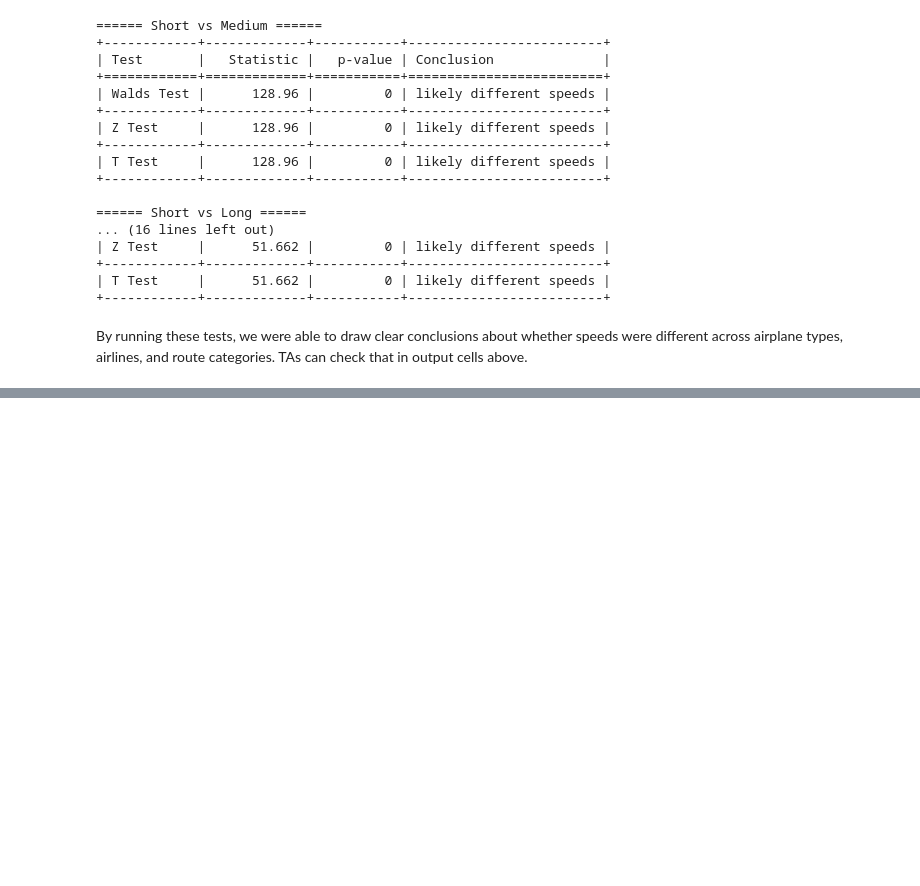
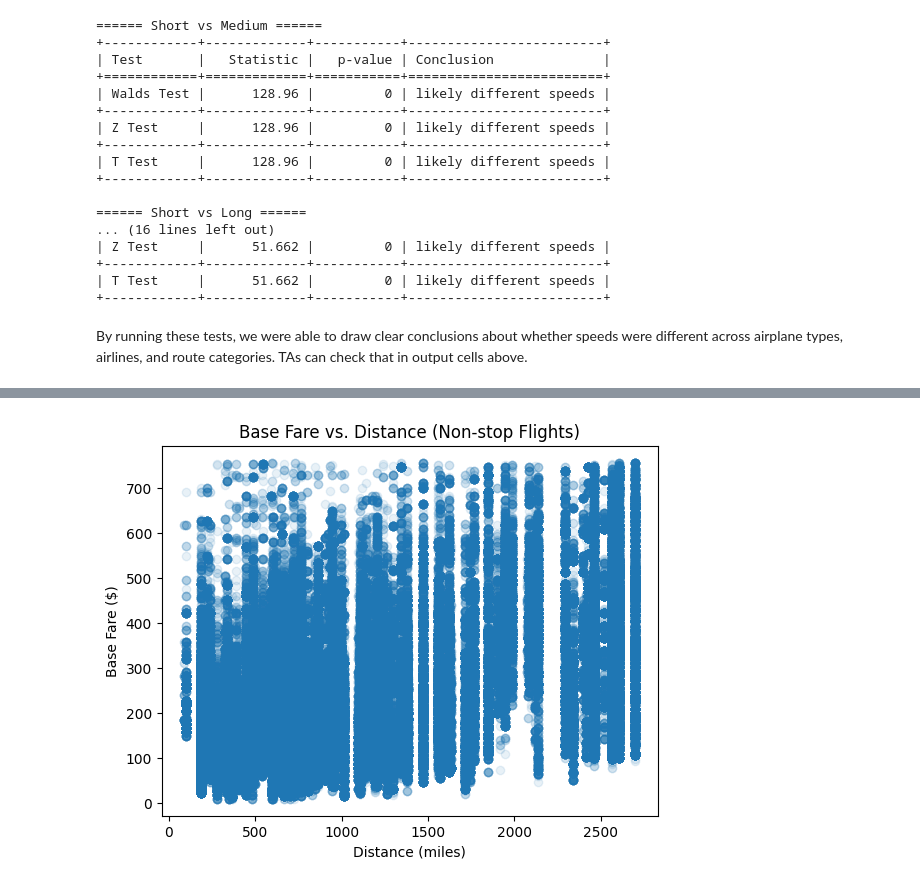
Before and after one commit to harshil-sanghvi/cse544-project, a Jupyter notebook: final_project.ipynb, the cells around one changed output, grey strips where cells are left out. Drawn from its saved outputs; the diff is of its cells as text; code cells hidden in the pictures; blank space fills up the shorter version.

Commit message:
added part b)

```diff
--- a/final_project.ipynb
+++ b/final_project.ipynb
@@ -402,0 +415,23 @@ By running these tests, we were able to draw clear conclusions about whether spe
+# %%
+# Using Tukey's rule for outlier detection.
+
+Q1 = df['baseFare'].quantile(0.25)
+Q3 = df['baseFare'].quantile(0.75)
+IQR = Q3 - Q1
+
+print(f"IQR: {IQR}")
+
+lower_bound = Q1 - 1.5 * IQR
+upper_bound = Q3 + 1.5 * IQR
+
+outliers = df[(df['baseFare'] < lower_bound) | (df['baseFare'] > upper_bound)]
+
+print(f"Lower bound: {lower_bound}")
+print(f"Upper bound: {upper_bound}")
+print(f"Number of outliers: {len(outliers)}")
+print(f"Outliers percentage: {len(outliers)/len(df)*100}")
+
+# (removing outliers as they will introduce skew in the data. For part ii) it would be
+# better to remove this skew to get true relationship between fare and distance)
+
+df_wo_outliers = df[(df['baseFare'] >= lower_bound) & (df['baseFare'] <= upper_bound)]
@@ -402,0 +446,7 @@ By running these tests, we were able to draw clear conclusions about whether spe
+# %%
+# Using df after removing outliers and only non-stop flights.
+nonstop_df = df_wo_outliers[df_wo_outliers['isNonStop']]
+# %%
+# Converting data to numberic form and removing nan values.
+nonstop_df['segmentsDistance'] = pd.to_numeric(nonstop_df['segmentsDistance'], errors='coerce')
+nonstop_df.dropna(subset=['segmentsDistance', 'baseFare'], inplace=True)
@@ -402,0 +463,8 @@ By running these tests, we were able to draw clear conclusions about whether spe
+# %%
+plt.scatter(nonstop_df['segmentsDistance'], nonstop_df['baseFare'], alpha=0.1)
+plt.xlabel('Distance (miles)')
+plt.ylabel('Base Fare ($)')
+plt.title('Base Fare vs. Distance (Non-stop Flights)')
+plt.show()
+# %% [output]
+[figure, added]
```
Also changed, not shown: parts of 21 cells of this notebook.
